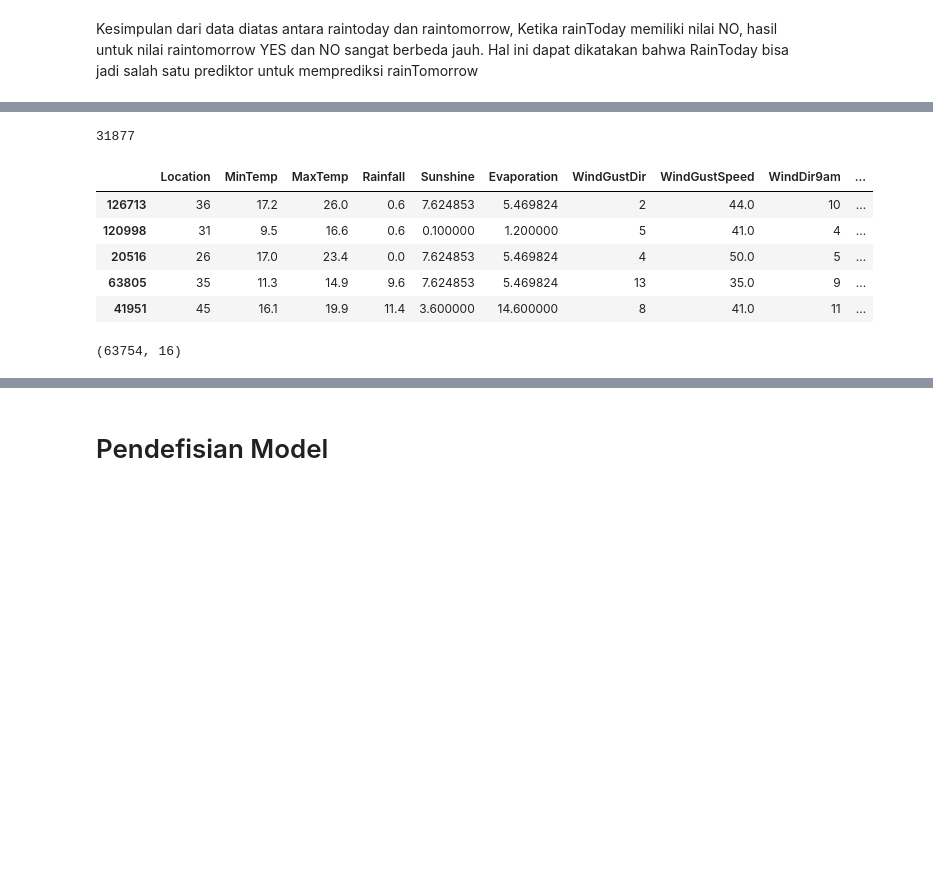
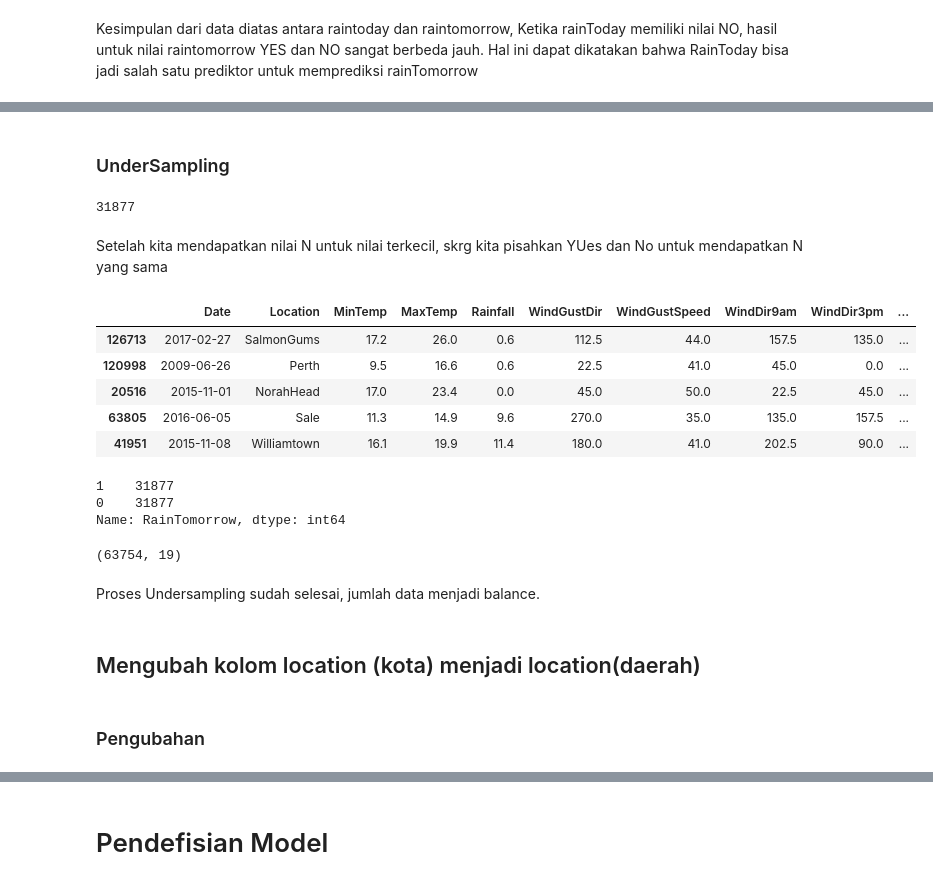
Before and after one commit to Mazcho/Perbandingan-Algoritma-Logistic-Regresi-dan-SVM-dalam-memprediksi-cuaca-_Hacktiv8-FinalProject2, a Jupyter notebook: PYTN_KampusMerdeka_FP2_Hacktiv8.ipynb, the cells around one changed output, grey strips where cells are left out. Cells and saved outputs as stored; diff of their text form; code cells hidden in the pictures; blank space fills up the shorter version.

```diff
--- a/PYTN_KampusMerdeka_FP2_Hacktiv8.ipynb
+++ b/PYTN_KampusMerdeka_FP2_Hacktiv8.ipynb
@@ -633,13 +1054,0 @@ wind_Rt_no
-# %%
-from sklearn import preprocessing
-from sklearn.preprocessing import StandardScaler
-# label_encoder object knows how to understand word labels.
-label_encoder = preprocessing.LabelEncoder()
-
-# Encode labels in column 'Location'.'RainTomorrow','Date','WindDir9am',	'WindDir3pm',	'RainToday',	'RainTomorrow'
-df['Location']= label_encoder.fit_transform(df['Location'])
-df['WindGustDir']= label_encoder.fit_transform(df['WindGustDir'])
-df['WindDir9am']= label_encoder.fit_transform(df['WindDir9am'])
-df['WindDir3pm']= label_encoder.fit_transform(df['WindDir3pm'])
-df['RainToday']= label_encoder.fit_transform(df['RainToday'])
-df['RainTomorrow']= label_encoder.fit_transform(df['RainTomorrow'])
@@ -685,0 +1092,10 @@ Name: RainTomorrow, dtype: int64
+# %%
+directions = {'N': 0, 'NNE': 22.5, 'NE': 45, 'ENE': 67.5,
+              'E': 90, 'ESE': 112.5, 'SE': 135, 'SSE': 157.5,
+              'S': 180, 'SSW': 202.5, 'SW': 225, 'WSW': 247.5,
+              'W': 270, 'WNW': 292.5, 'NW': 315, 'NNW': 337.5}
+
+#pada df asli
+df['WindGustDir'] = df['WindGustDir'].map(directions)
+df['WindDir9am'] = df['WindDir9am'].map(directions)
+df['WindDir3pm'] = df['WindDir3pm'].map(directions)
@@ -686,23 +1224,39 @@ Name: RainTomorrow, dtype: int64
+# %% [markdown]
+### UnderSampling
 # %%
 n = min(countRT)
 n
 # %% [output]
 31877
+# %% [markdown]
+Setelah kita mendapatkan nilai N untuk nilai terkecil, skrg kita pisahkan YUes dan No untuk mendapatkan N yang sama
 # %%
-subset_yes = new_df[new_df['RainTomorrow'] == 1].sample(n=31877, random_state=42)
-subset_no = new_df[new_df['RainTomorrow'] == 0].sample(n=31877, random_state=42)
+subset_yes = df[df['RainTomorrow'] == 1].sample(n=31877, random_state=42)
+subset_no = df[df['RainTomorrow'] == 0].sample(n=31877, random_state=42)
 # %%
-new2_df = pd.concat([subset_yes, subset_no])
+new_df = pd.concat([subset_yes, subset_no])
 # %%
-new2_df.head()
+new_df.head()
 # %% [output]
-|  | Location | MinTemp | MaxTemp | Rainfall | Sunshine | Evaporation | WindGustDir | WindGustSpeed | WindDir9am | ... |
-| 126713 | 36 | 17.2 | 26.0 | 0.6 | 7.624853 | 5.469824 | 2 | 44.0 | 10 | ... |
-| 120998 | 31 | 9.5 | 16.6 | 0.6 | 0.100000 | 1.200000 | 5 | 41.0 | 4 | ... |
-| 20516 | 26 | 17.0 | 23.4 | 0.0 | 7.624853 | 5.469824 | 4 | 50.0 | 5 | ... |
-| 63805 | 35 | 11.3 | 14.9 | 9.6 | 7.624853 | 5.469824 | 13 | 35.0 | 9 | ... |
-| 41951 | 45 | 16.1 | 19.9 | 11.4 | 3.600000 | 14.600000 | 8 | 41.0 | 11 | ... |
+|  | Date | Location | MinTemp | MaxTemp | Rainfall | WindGustDir | WindGustSpeed | WindDir9am | WindDir3pm | ... |
+| 126713 | 2017-02-27 | SalmonGums | 17.2 | 26.0 | 0.6 | 112.5 | 44.0 | 157.5 | 135.0 | ... |
+| 120998 | 2009-06-26 | Perth | 9.5 | 16.6 | 0.6 | 22.5 | 41.0 | 45.0 | 0.0 | ... |
+| 20516 | 2015-11-01 | NorahHead | 17.0 | 23.4 | 0.0 | 45.0 | 50.0 | 22.5 | 45.0 | ... |
+| 63805 | 2016-06-05 | Sale | 11.3 | 14.9 | 9.6 | 270.0 | 35.0 | 135.0 | 157.5 | ... |
+| 41951 | 2015-11-08 | Williamtown | 16.1 | 19.9 | 11.4 | 180.0 | 41.0 | 202.5 | 90.0 | ... |
+# %%
+new_df["RainTomorrow"].value_counts()
+# %% [output]
+1    31877
+0    31877
+Name: RainTomorrow, dtype: int64
 # %%
-new2_df.shape
+new_df.shape
 # %% [output]
-(63754, 16)
+(63754, 19)
+# %% [markdown]
+Proses Undersampling sudah selesai, jumlah data menjadi balance.
+# %% [markdown]
+## Mengubah kolom location (kota) menjadi location(daerah)
+# %% [markdown]
+### Pengubahan
```
Also changed, not shown: parts of 207 cells of this notebook.
